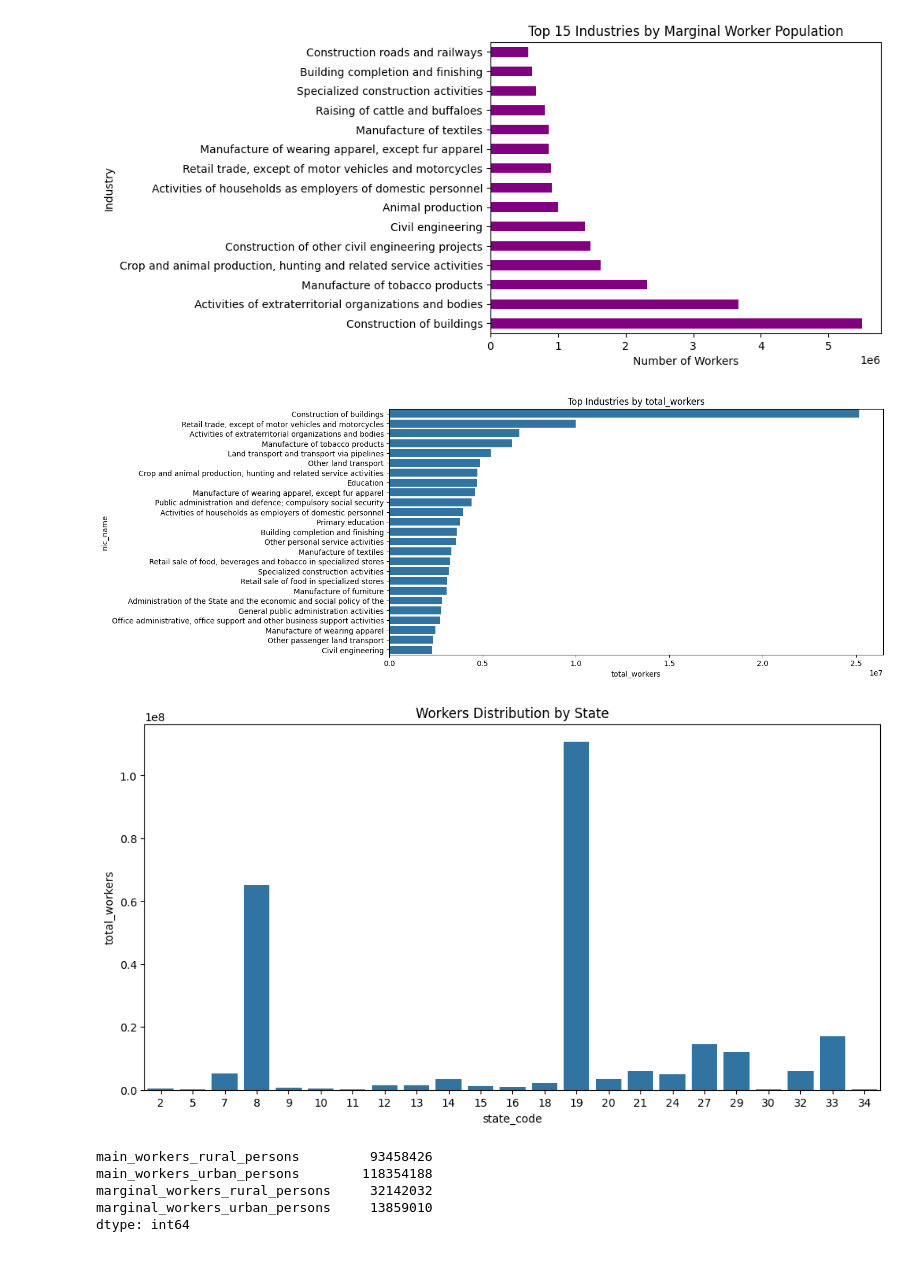
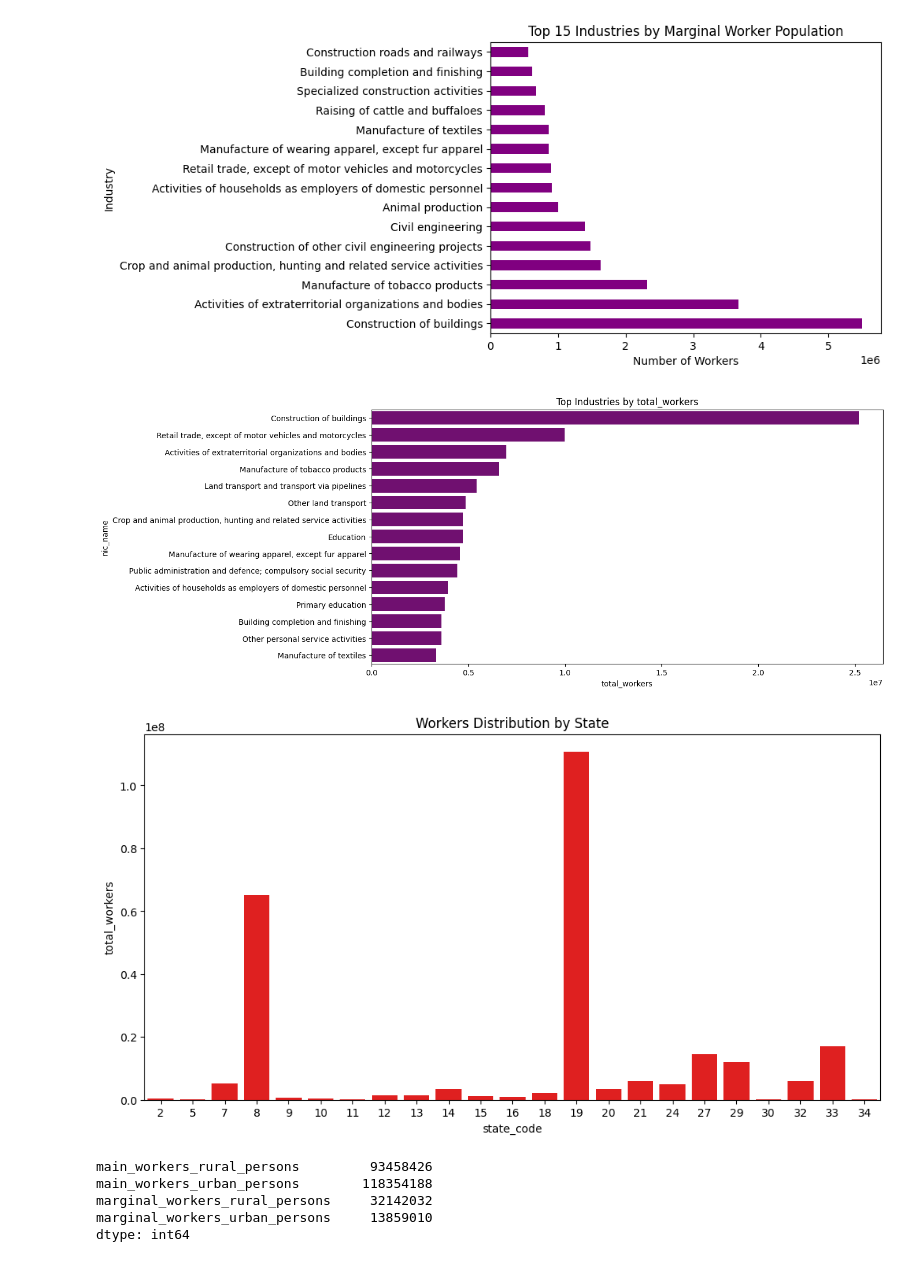
Before and after one commit to Thejasrajsathyamoorthy/Industrial-Human-Resources, a Jupyter notebook: HR_1.ipynb, the cells around one changed output. Cells and saved outputs as stored; diff of their text form; code cells hidden in the pictures.

```diff
--- a/HR_1.ipynb
+++ b/HR_1.ipynb
@@ -163,22 +163,22 @@ Name: marginal_workers_total_persons, dtype: int64
 # %%
 industry_data = EDA_df.groupby('nic_name')['total_workers'].sum().reset_index()
 industry_data.sort_values('total_workers', ascending=False, inplace=True)
 
 plt.figure(figsize=(12, 6))
-sns.barplot(x='total_workers', y='nic_name', data=industry_data.head(25))
+sns.barplot(x='total_workers', y='nic_name', data=industry_data.head(15), color= 'purple')
 plt.title("Top Industries by total_workers")
 plt.show()
 # %% [output]
-[figure, old version]
+[figure, new version]
 # %%
 geo_data = EDA_df.groupby('state_code')['total_workers'].sum().reset_index()
 
 plt.figure(figsize=(12, 6))
-sns.barplot(x='state_code', y='total_workers', data=geo_data)
+sns.barplot(x='state_code', y='total_workers', data=geo_data, color= 'red')
 plt.title("Workers Distribution by State")
 plt.show()
 # %% [output]
-[figure, old version]
+[figure, new version]
 # %%
 # Workers Rural & Urban distribution
 rural_urban_distribution = EDA_df[['main_workers_rural_persons', 'main_workers_urban_persons',
```
